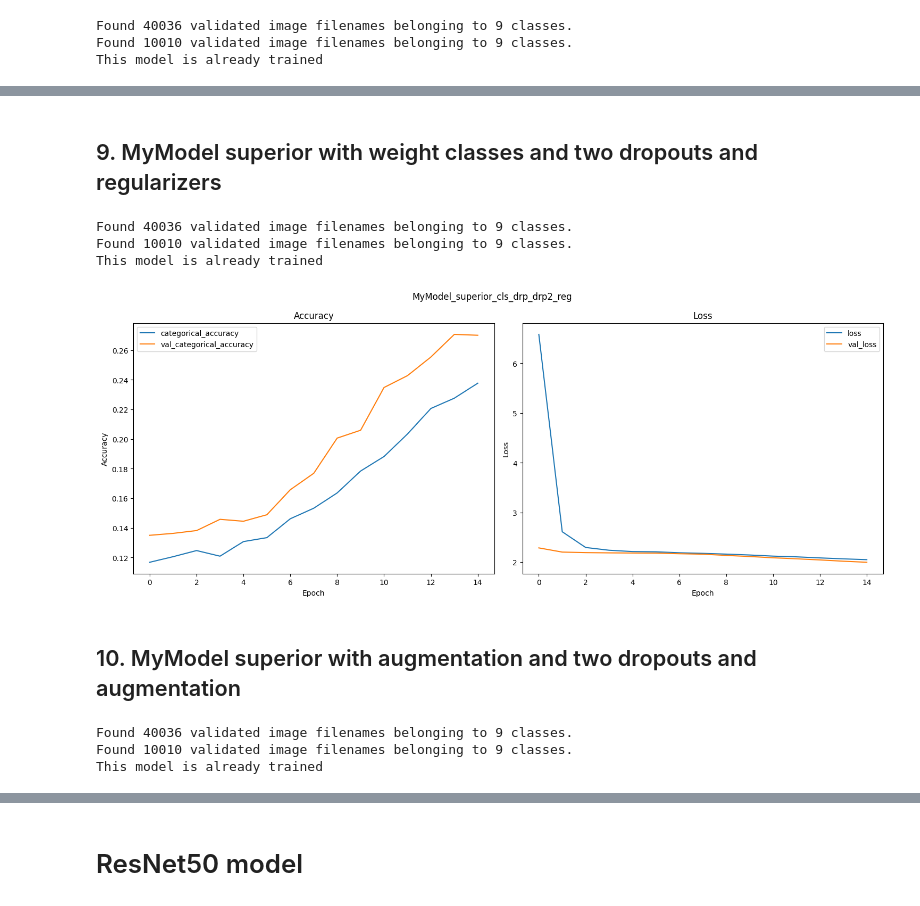
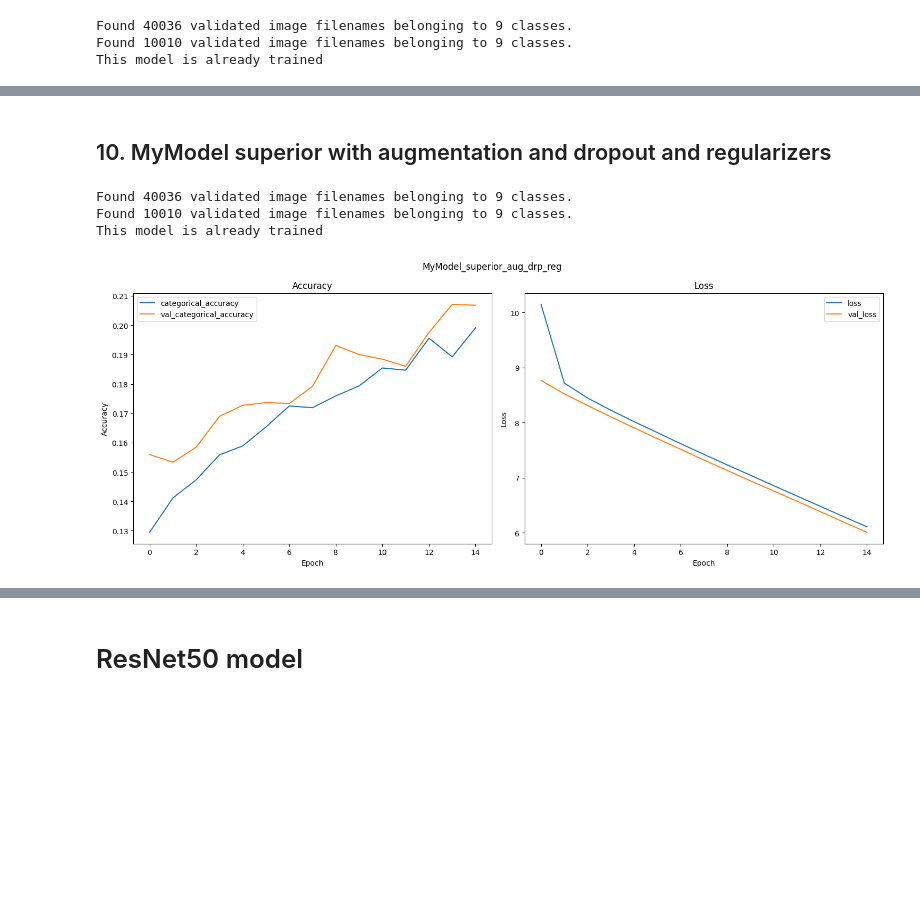
Before and after one commit to LachsX/MLNN-EmotionClassifier, a Jupyter notebook: ImageEmotionClassifier.ipynb, the cells around one changed output, grey strips where cells are left out. Saved outputs shown, nothing was run; the diff lists cells and outputs as text; code cells hidden in the pictures; blank space fills up the shorter version.

```diff
--- a/ImageEmotionClassifier.ipynb
+++ b/ImageEmotionClassifier.ipynb
@@ -280,14 +280,14 @@ class ImageEmotionClassifier:
                                  activation='relu'))
         self.model.add(tf.keras.layers.MaxPooling2D(pool_size=2))
         self.model.add(tf.keras.layers.Flatten())
-        if self.dropout_2:
+        if self.dropout:
             self.model.add(tf.keras.layers.Dropout(0.5))
         if self.regularizers:
             self.model.add(tf.keras.layers.Dense(256,
                                                  kernel_regularizer=tf.keras.regularizers.l2(0.01)))
         else:
             self.model.add(tf.keras.layers.Dense(256))
-        if self.dropout:
+        if self.dropout_2:
             self.model.add(tf.keras.layers.Dropout(0.5))
         if self.regularizers:
             self.model.add(tf.keras.layers.Dense(128,
@@ -609,7 +609,7 @@ class ImageEmotionClassifier:
         Restore the best model weights from the saved checkpoint.
 
         """
-        self.model.load_model(self.cpt_best_path)
+        self.model =  tf.keras.models.load_model(self.cpt_best_path)
 
     def predict(self, image_path: str):
         """
@@ -783,26 +800,15 @@ my_model_sup_drop_2.print_logs()
 # %% [markdown]
-## 9. MyModel superior with weight classes and two dropouts and regularizers
+## 10. MyModel superior with augmentation and dropout and regularizers
 # %%
-my_model_sup_drop_2_reg = ImageEmotionClassifier()
-my_model_sup_drop_2_reg(path=path, model_name="MyModel_superior", augmentation=False, use_class_weights=True, dropout=True, dropout_2=True, regularizers=True)
-my_model_sup_drop_2_reg.create_model()
-my_model_sup_drop_2_reg.train_model(epochs=15, steps=200, batch_size=128)
+my_model_sup_aug_drop_reg = ImageEmotionClassifier()
+my_model_sup_aug_drop_reg(path=path, model_name="MyModel_superior", augmentation=True, use_class_weights=False, dropout=True, dropout_2=False, regularizers=True)
+my_model_sup_aug_drop_reg.create_model()
+my_model_sup_aug_drop_reg.train_model(epochs=15, steps=200, batch_size=128)
 # %% [output]
 Found 40036 validated image filenames belonging to 9 classes.
 Found 10010 validated image filenames belonging to 9 classes.
 This model is already trained
 # %%
-my_model_sup_drop_2_reg.print_logs()
+my_model_sup_aug_drop_reg.print_logs()
 # %% [output]
-[figure, old version]
+[figure, new version]
-# %% [markdown]
-## 10. MyModel superior with augmentation and two dropouts and augmentation
-# %%
-my_model_sup_aug_drop_2_aug = ImageEmotionClassifier()
-my_model_sup_aug_drop_2_aug(path=path, model_name="MyModel_superior", augmentation=True, use_class_weights=False, dropout=True, dropout_2=True, regularizers=True)
-my_model_sup_aug_drop_2_aug.create_model()
-my_model_sup_aug_drop_2_aug.train_model(epochs=15, steps=200, batch_size=128)
-# %% [output]
-Found 40036 validated image filenames belonging to 9 classes.
-Found 10010 validated image filenames belonging to 9 classes.
-This model is already trained
```
Also changed, not shown: parts of 22 cells of this notebook.
